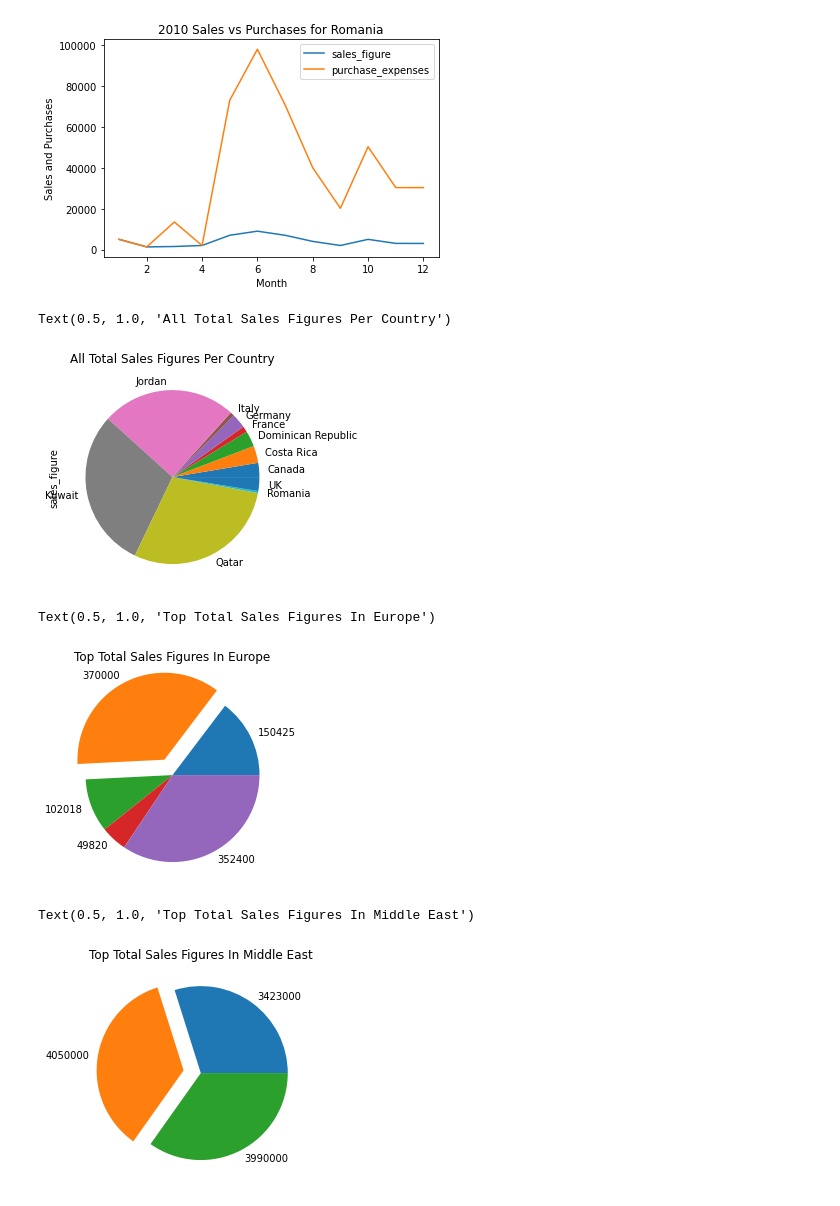
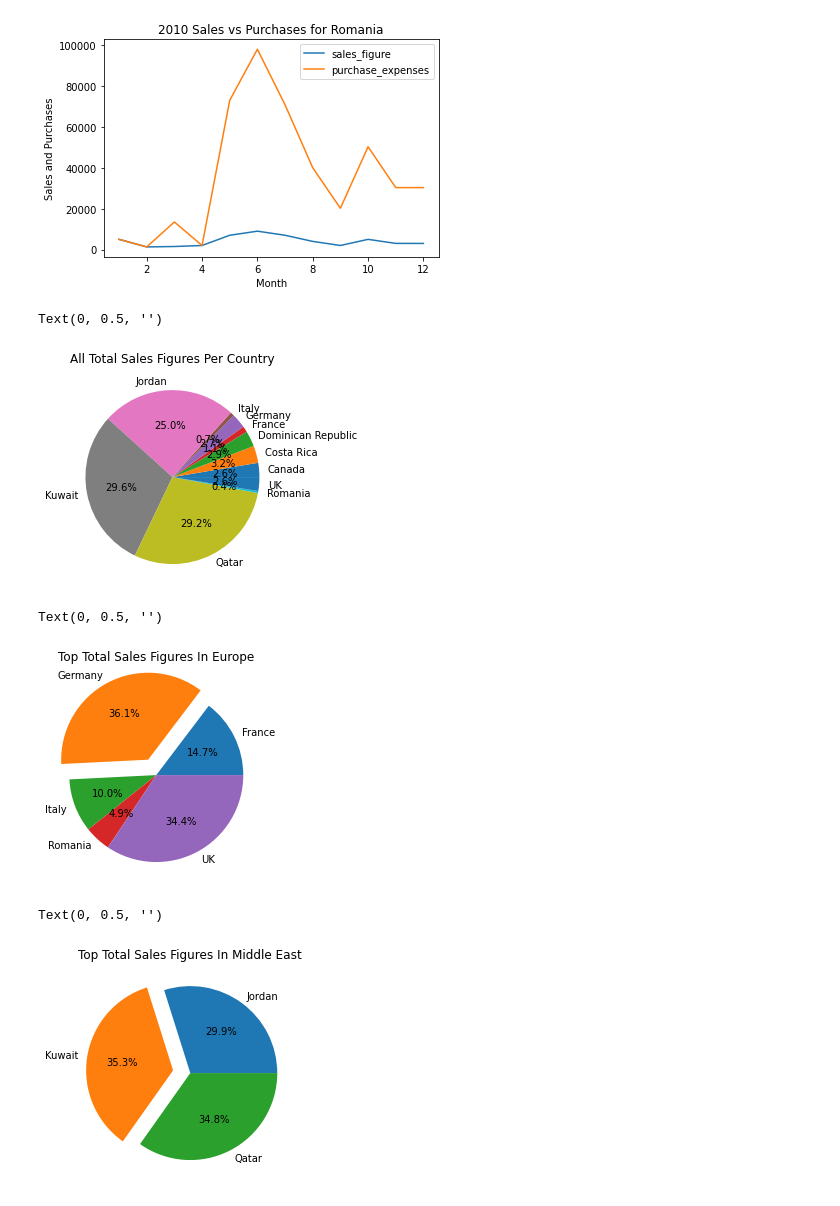
Before and after one commit to NealLyonsWake/Python-Data-Visualization-Assignment, a Jupyter notebook: assignment.ipynb, the cells around one changed output. Cells and saved outputs as stored; diff of their text form; code cells hidden in the pictures.

Commit message:
image and pie chart amendment

```diff
--- a/assignment.ipynb
+++ b/assignment.ipynb
@@ -107,26 +107,27 @@ romania_bar_fig.show()
 # %%
 # pie chart for all countries listed with sum total of sales
 sum_of_all_country_sales_df = combined_sales_df.groupby('country')['sales_figure'].sum()
-sum_of_all_country_sales_df.plot.pie()
+sum_of_all_country_sales_df.plot.pie(autopct='%1.1f%%')
 plt.title("All Total Sales Figures Per Country")
+plt.ylabel('')
 # %% [output]
-Text(0.5, 1.0, 'All Total Sales Figures Per Country')
+Text(0, 0.5, '')
-[figure, old version]
+[figure, new version]
 # %%
 top_countries_in_eu_df = combined_sales_df.loc['Europe'].groupby('country')['sales_figure'].sum()
-plt.pie(top_countries_in_eu_df, labels=top_countries_in_eu_df, explode=(top_countries_in_eu_df == max(top_countries_in_eu_df)) * 0.2)
-plt.show
+top_countries_in_eu_df.plot.pie(explode=(top_countries_in_eu_df == max(top_countries_in_eu_df)) * 0.2, autopct='%1.1f%%')
 plt.title("Top Total Sales Figures In Europe")
+plt.ylabel('')
 # %% [output]
-Text(0.5, 1.0, 'Top Total Sales Figures In Europe')
+Text(0, 0.5, '')
-[figure, old version]
+[figure, new version]
 # %%
 top_countries_in_me_df = combined_sales_df.loc['Middle East'].groupby('country')['sales_figure'].sum()
-plt.pie(top_countries_in_me_df, labels=top_countries_in_me_df, explode=(top_countries_in_me_df == max(top_countries_in_me_df)) * 0.2)
-plt.show
-plt.title("Top Total Sales Figures In Middle East")
+top_countries_in_me_df.plot.pie(explode=(top_countries_in_me_df == max(top_countries_in_me_df)) * 0.2, autopct='%1.1f%%')
+plt.title('Top Total Sales Figures In Middle East')
+plt.ylabel('')
 # %% [output]
-Text(0.5, 1.0, 'Top Total Sales Figures In Middle East')
+Text(0, 0.5, '')
-[figure, old version]
+[figure, new version]
 # %%
 top_countries_in_na_df = combined_sales_df.loc['North America'].groupby('country')['sales_figure'].sum()
```
Also changed, not shown: parts of 2 cells of this notebook, 5 other files.
